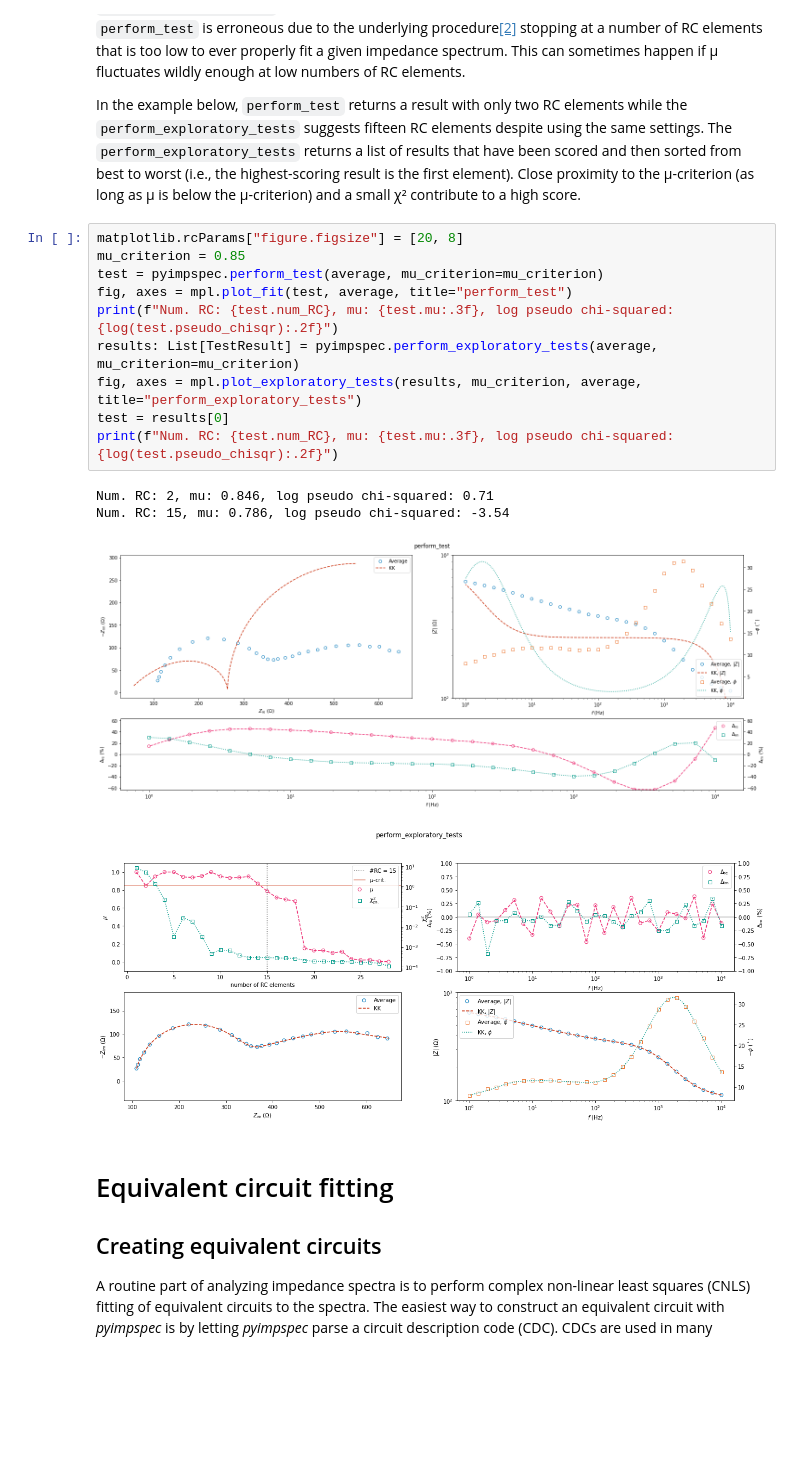
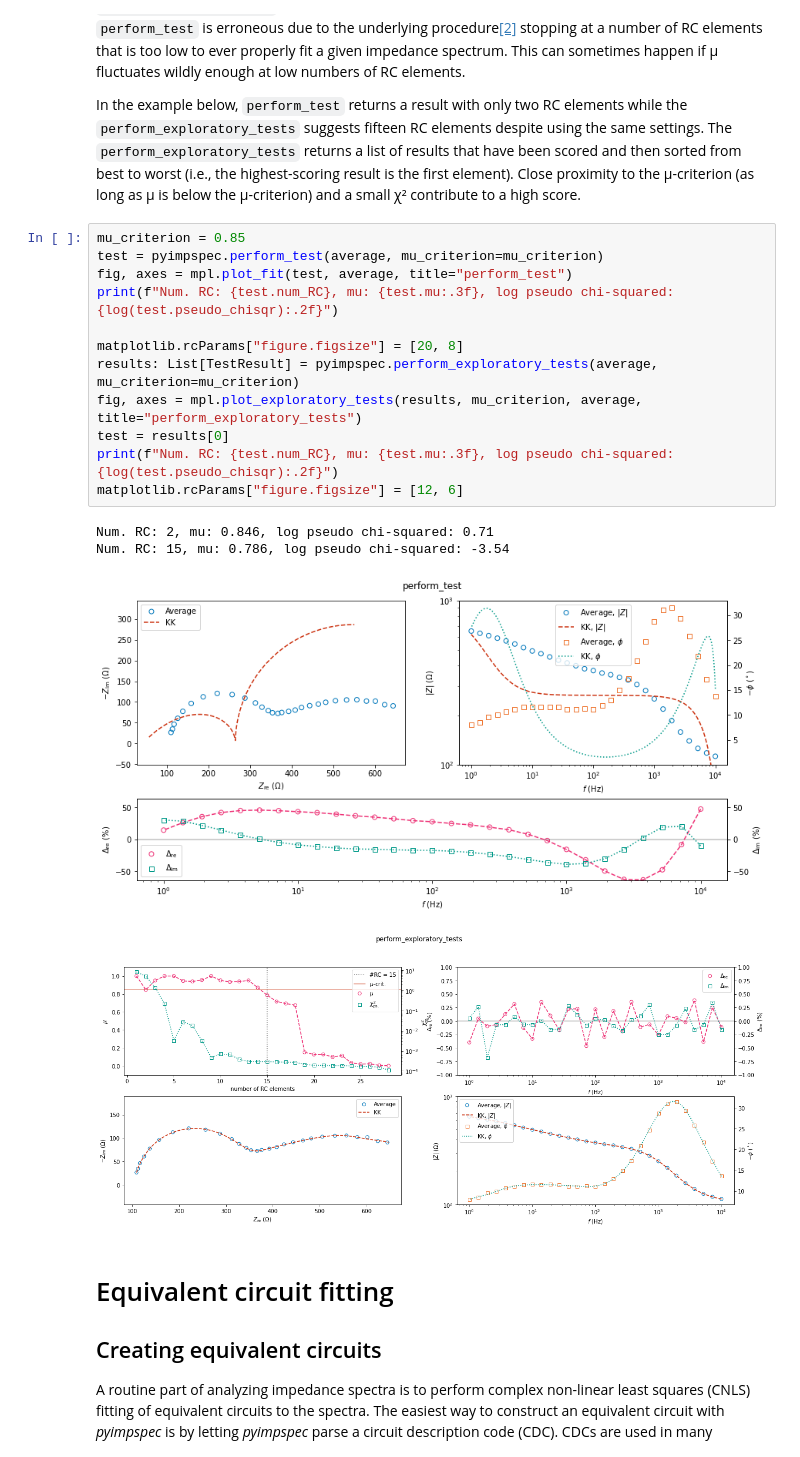
Before and after one commit to vyrjana/pyimpspec, a Jupyter notebook: examples/examples.ipynb, the cells around one changed output. Saved outputs shown, nothing was run; the diff lists cells and outputs as text; blank space fills up the shorter version.

```diff
--- a/examples/examples.ipynb
+++ b/examples/examples.ipynb
@@ -177,19 +177,21 @@ In the example below, `perform_test` returns a result with only two RC elements
 The `perform_exploratory_tests` returns a list of results that have been scored and then sorted from best to worst (i.e., the highest-scoring result is the first element).
 Close proximity to the µ-criterion (as long as µ is below the µ-criterion) and a small χ² contribute to a high score.
 # %%
-matplotlib.rcParams["figure.figsize"] = [20, 8]
 mu_criterion = 0.85
 test = pyimpspec.perform_test(average, mu_criterion=mu_criterion)
 fig, axes = mpl.plot_fit(test, average, title="perform_test")
 print(f"Num. RC: {test.num_RC}, mu: {test.mu:.3f}, log pseudo chi-squared: {log(test.pseudo_chisqr):.2f}")
+
+matplotlib.rcParams["figure.figsize"] = [20, 8]
 results: List[TestResult] = pyimpspec.perform_exploratory_tests(average, mu_criterion=mu_criterion)
 fig, axes = mpl.plot_exploratory_tests(results, mu_criterion, average, title="perform_exploratory_tests")
 test = results[0]
 print(f"Num. RC: {test.num_RC}, mu: {test.mu:.3f}, log pseudo chi-squared: {log(test.pseudo_chisqr):.2f}")
+matplotlib.rcParams["figure.figsize"] = [12, 6]
 # %% [output]
 Num. RC: 2, mu: 0.846, log pseudo chi-squared: 0.71
 Num. RC: 15, mu: 0.786, log pseudo chi-squared: -3.54
-[figure, old version]
+[figure, new version]
 [figure]
 # %% [markdown]
 # Equivalent circuit fitting
```
Also changed, not shown: parts of 6 cells of this notebook.
